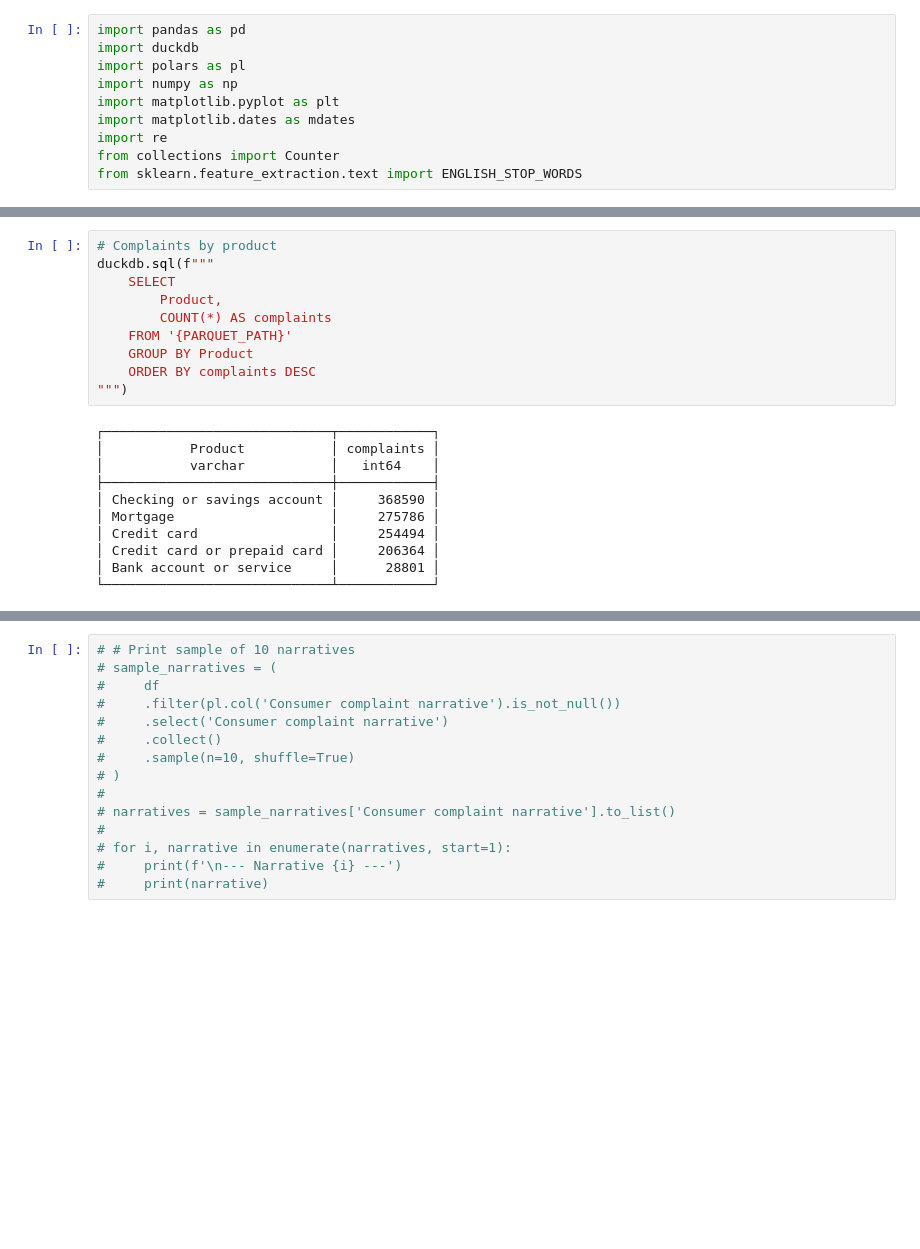
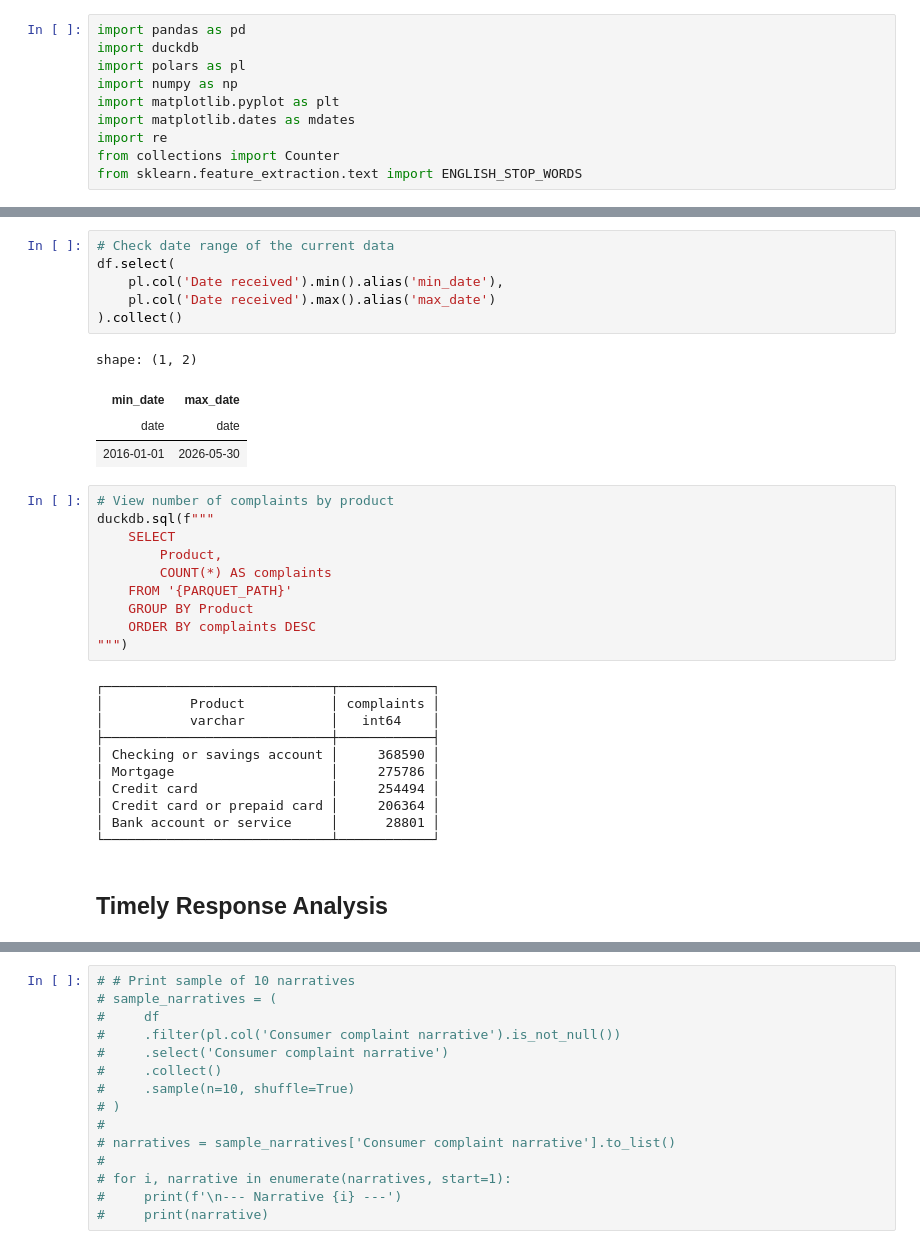
Before and after one commit to n-tamm/cfpb_mortgage_complaints, a Jupyter notebook: notebooks/consumer_complaints_eda_v3.ipynb, the cells around one changed output, grey strips where cells are left out. Cells and saved outputs as stored; diff of their text form; blank space fills up the shorter version.

```diff
--- a/notebooks/consumer_complaints_eda_v3.ipynb
+++ b/notebooks/consumer_complaints_eda_v3.ipynb
@@ -39,8 +41,19 @@ shape: (5, 18)
 | 2019-11-18 | "Credit card or prepaid card" | "General-purpose credit card or… | "Problem with a purchase shown … | "Credit card company isn't reso… | "XXXX claimed they delivered a … | null | "DISCOVER BANK" | ... |
 | 2020-06-05 | "Checking or savings account" | "Checking account" | "Managing an account" | "Problem using a debit or ATM c… | null | "Company has responded to the c… | "CITIBANK, N.A." | ... |
 | 2024-01-16 | "Credit card" | "General-purpose credit card or… | "Other features, terms, or prob… | "Add-on products and services" | null | "Company has responded to the c… | "WELLS FARGO & COMPANY" | ... |
+# %%
+# Check date range of the current data
+df.select(
+    pl.col('Date received').min().alias('min_date'),
+    pl.col('Date received').max().alias('max_date')
+).collect()
+# %% [output]
+shape: (1, 2)
+| min_date | max_date |
+| date | date |
+| 2016-01-01 | 2026-05-30 |
 # %%
-# Complaints by product
+# View number of complaints by product
 duckdb.sql(f"""
     SELECT
         Product,
@@ -60,5 +73,7 @@ duckdb.sql(f"""
 │ Credit card or prepaid card │     206364 │
 │ Bank account or service     │      28801 │
 └─────────────────────────────┴────────────┘
+# %% [markdown]
+## Timely Response Analysis
 # %%
 # Check class balance for Timely Response (narrative not null)
```
Also changed, not shown: parts of 12 cells of this notebook.
